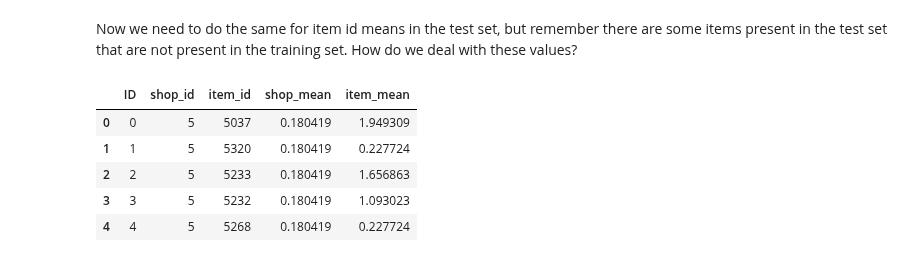
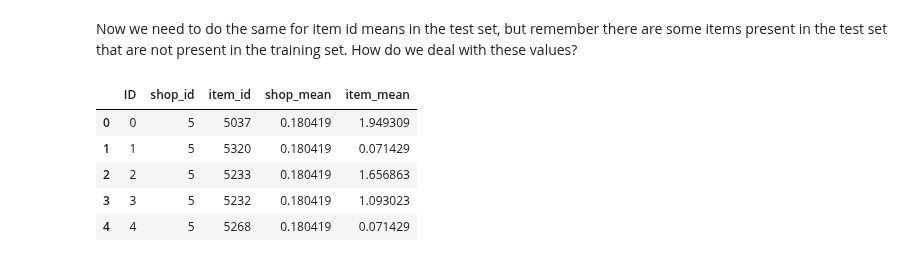
Before and after one commit to sarthakbatragatech/100-Days-of-ML, a Jupyter notebook: Time-Series-Forecasting/Predict-Future-Sales.ipynb, the cells around one changed output. Drawn from its saved outputs; the diff is of its cells as text; code cells hidden in the pictures.

```diff
--- a/Time-Series-Forecasting/Predict-Future-Sales.ipynb
+++ b/Time-Series-Forecasting/Predict-Future-Sales.ipynb
@@ -397,17 +397,17 @@ Now we need to do the same for item id means in the test set, but remember there
 # %%
 for i in test['item_id'].unique():
     try:
         test.loc[test['item_id'] == i, 'item_mean'] = new_train.groupby('item_id')['item_cnt_month'].mean()[i]
     except:
-        test.loc[test['item_id'] == i, 'item_mean'] = new_train.groupby('item_id')['item_cnt_month'].mean().mean()
+        test.loc[test['item_id'] == i, 'item_mean'] = new_train.groupby('item_id')['item_cnt_month'].mean().median()
 test.head()
 # %% [output]
 |  | ID | shop_id | item_id | shop_mean | item_mean |
 | 0 | 0 | 5 | 5037 | 0.180419 | 1.949309 |
-| 1 | 1 | 5 | 5320 | 0.180419 | 0.227724 |
+| 1 | 1 | 5 | 5320 | 0.180419 | 0.071429 |
 | 2 | 2 | 5 | 5233 | 0.180419 | 1.656863 |
 | 3 | 3 | 5 | 5232 | 0.180419 | 1.093023 |
-| 4 | 4 | 5 | 5268 | 0.180419 | 0.227724 |
+| 4 | 4 | 5 | 5268 | 0.180419 | 0.071429 |
 # %%
 from xgboost import XGBClassifier
 from matplotlib import pyplot
```
Also changed, not shown: parts of 3 cells of this notebook.
